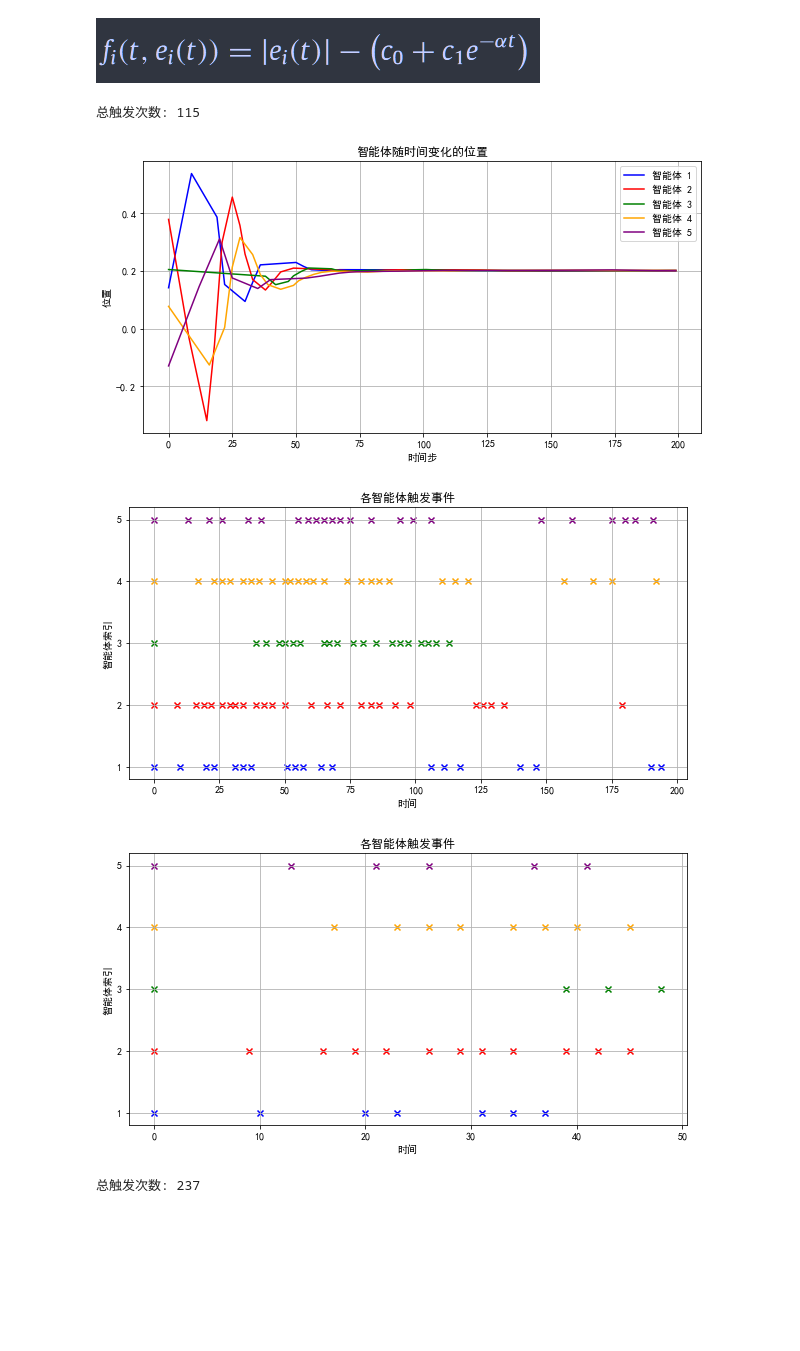
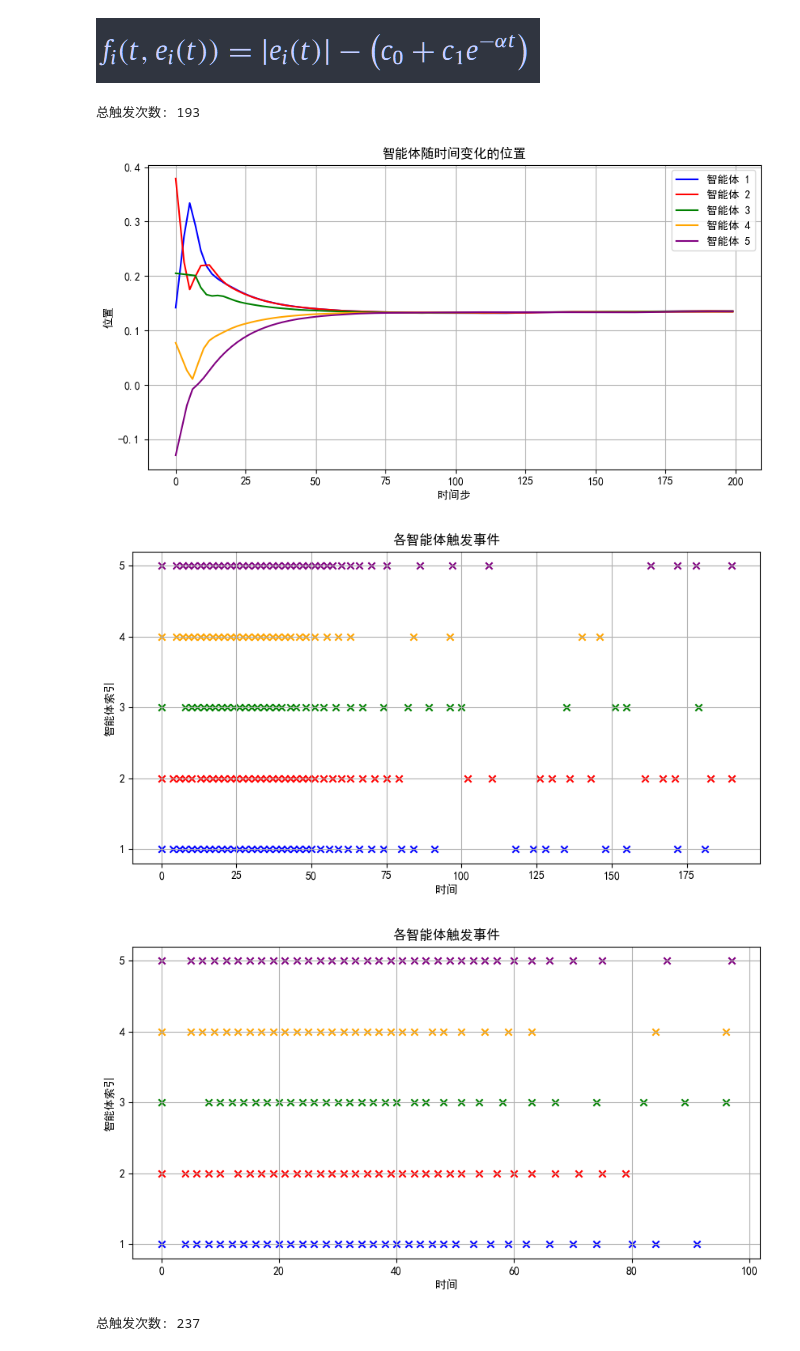
Before and after one commit to yjchenCN/Multi-agent-consensus-algorithm, a Jupyter notebook: Event-based broadcasting for multi-agent average consensus.ipynb, the cells around one changed output. Cells and saved outputs as stored; diff of their text form; code cells hidden in the pictures; blank space fills up the shorter version.

```diff
--- a/Event-based broadcasting for multi-agent average consensus.ipynb
+++ b/Event-based broadcasting for multi-agent average consensus.ipynb
@@ -12,9 +12,9 @@ class Agent:
         self.last_broadcast_position = self.position  #存储了该智能体最近一次广播的位置
         self.trigger_points = []
         self.u_i = 0
-        self.c_0 = 0.00067
-        self.c_1 = 1
-        self.alpha = 0.1
+        self.c_0 = 0.00042
+        self.c_1 = 5.6
+        self.alpha = 1
         self.trigger_count = 0
 
     def add_neighbor(self, neighbor):
@@ -107,7 +107,7 @@ for i, agent in enumerate(agents):
 trigger_events.sort()
 # 绘制触发事件
 for t, i, color in trigger_events:
-    plt.scatter(t, i, marker='x', color=color)  # 使用相应颜色绘制触发事件
+    plt.scatter(t, i, marker='x', color=color)  # type: ignore # 使用相应颜色绘制触发事件
 plt.xlabel('时间')
 plt.ylabel('智能体索引')
 plt.title('各智能体触发事件')
@@ -117,43 +117,43 @@ plt.show()
 
 
 # 创建自定义的时间数组
-time = 50
+time = 100
 custom_time = np.arange(num_iterations) * dt
 
 # 截取前50个时间步的数据
 custom_time = custom_time[:time]
 
 # 绘制触发事件图，使用截取后的时间数组
 plt.figure(figsize=(10, 5))
 # 收集所有智能体的触发时间点和对应的索引以及颜色
 trigger_events = []
 for i, agent in enumerate(agents):
     for t, _ in agent.trigger_points:
         if t < time:  # 仅保留时间步前50的触发事件数据
             trigger_events.append((custom_time[t], i + 1, colors[i]))  # 存储时间、智能体索引和颜色
 # 按触发时间排序
 trigger_events.sort()
 # 绘制触发事件
 for t, i, color in trigger_events:
     plt.scatter(t * 10, i, marker='x', color=color)  # 使用之前生成的颜色映射绘制触发事件，保持颜色一致
 plt.xlabel('时间')
 plt.ylabel('智能体索引')
 plt.title('各智能体触发事件')
 plt.yticks(range(1, num_agents + 1))  # 设置y轴刻度以匹配智能体的索引
 plt.grid(True)
 plt.show()
 
 
 # 解决中文显示问题
 plt.rcParams['font.sans-serif'] = ['SimHei']  # 指定默认字体为黑体
 plt.rcParams['axes.unicode_minus'] = False  # 解决保存图像时负号 '-' 显示为方块的问题
 
 plt.show()
 # %% [output]
-总触发次数: 115
+总触发次数: 193
-[figure, old version]
+[figure, new version]
-[figure, old version]
+[figure, new version]
-[figure, old version]
+[figure, new version]
 # %%
 import numpy as np
 import matplotlib.pyplot as plt
```
Also changed, not shown: 4 other files.
